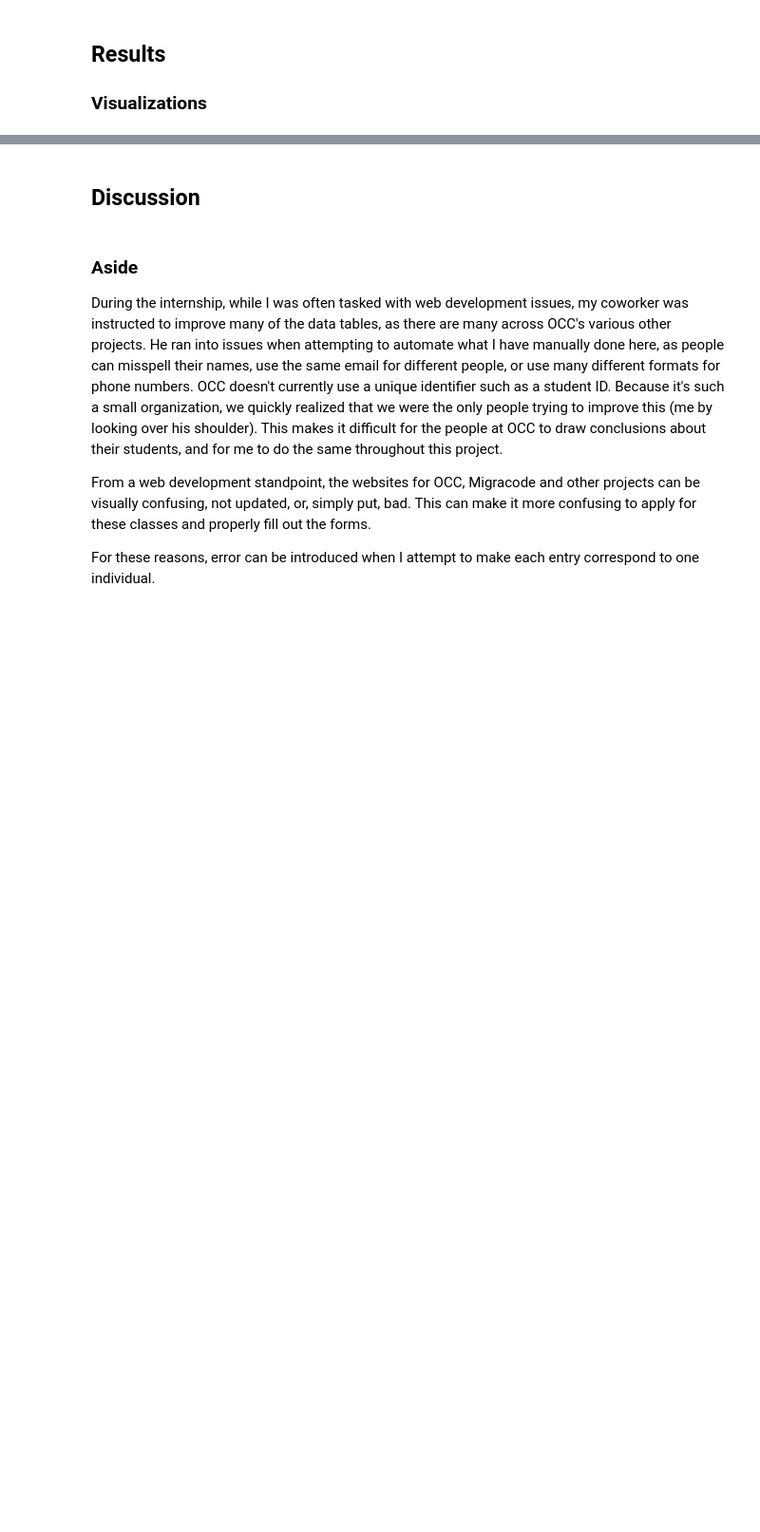
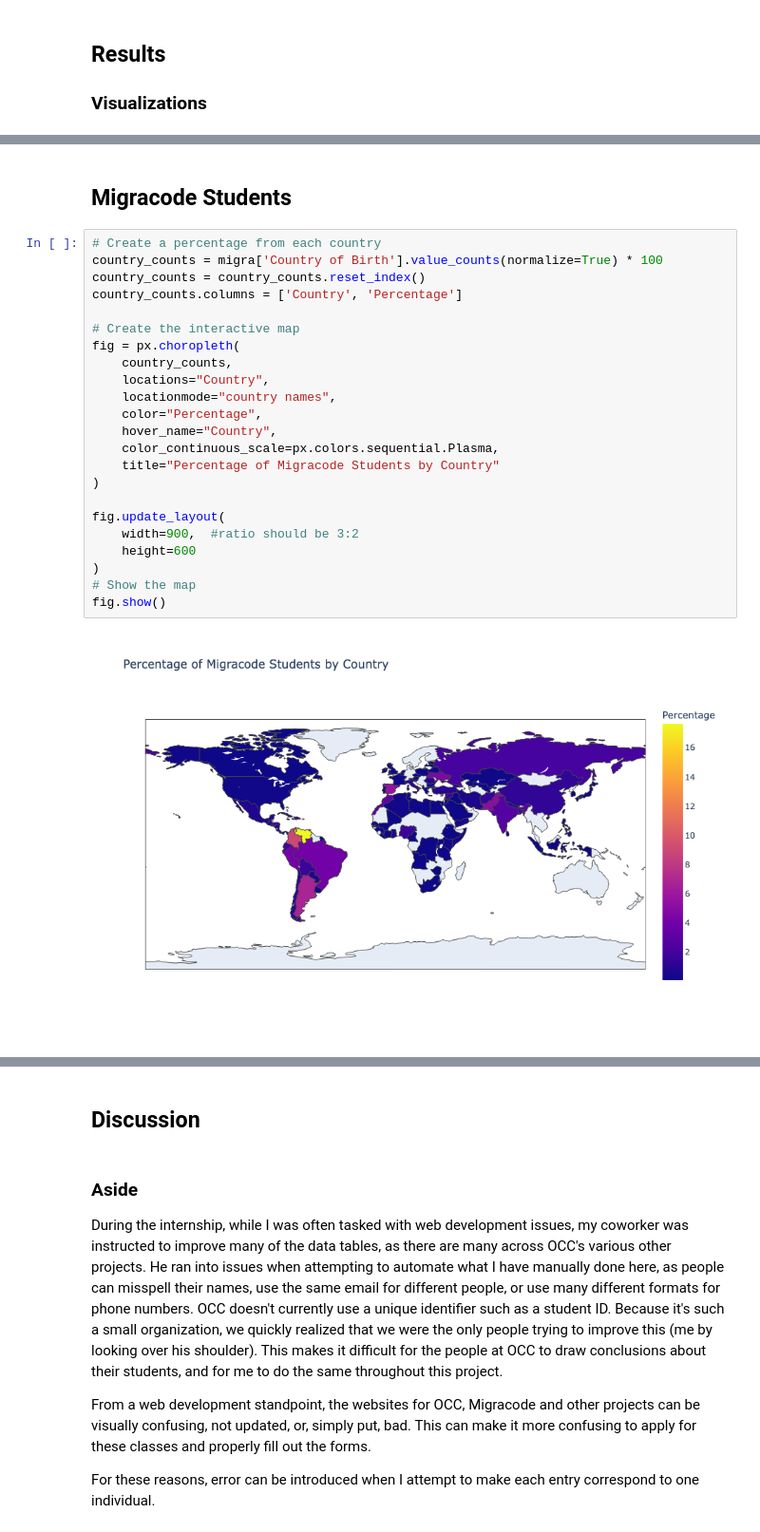
Before and after one commit to georgiatrent/Immigration-spain-dh140, a Jupyter notebook: Notebook.ipynb, the cells around one changed output, grey strips where cells are left out. Shown at 95% size. Cells and saved outputs as stored; diff of their text form; blank space fills up the shorter version.

```diff
--- a/Notebook.ipynb
+++ b/Notebook.ipynb
@@ -335,0 +506,27 @@ The most important comparison I wanted to make was between
+# %% [markdown]
+## Migracode Students
+# %%
+# Create a percentage from each country
+country_counts = migra['Country of Birth'].value_counts(normalize=True) * 100
+country_counts = country_counts.reset_index()
+country_counts.columns = ['Country', 'Percentage']
+
+# Create the interactive map
+fig = px.choropleth(
+    country_counts,
+    locations="Country",
+    locationmode="country names",
+    color="Percentage",
+    hover_name="Country",
+    color_continuous_scale=px.colors.sequential.Plasma,
+    title="Percentage of Migracode Students by Country"
+)
+
+fig.update_layout(
+    width=900,  #ratio should be 3:2
+    height=600
+)
+# Show the map
+fig.show()
+# %% [output]
+[figure, added]
```
Also changed, not shown: parts of 15 cells of this notebook, 5 other files.
